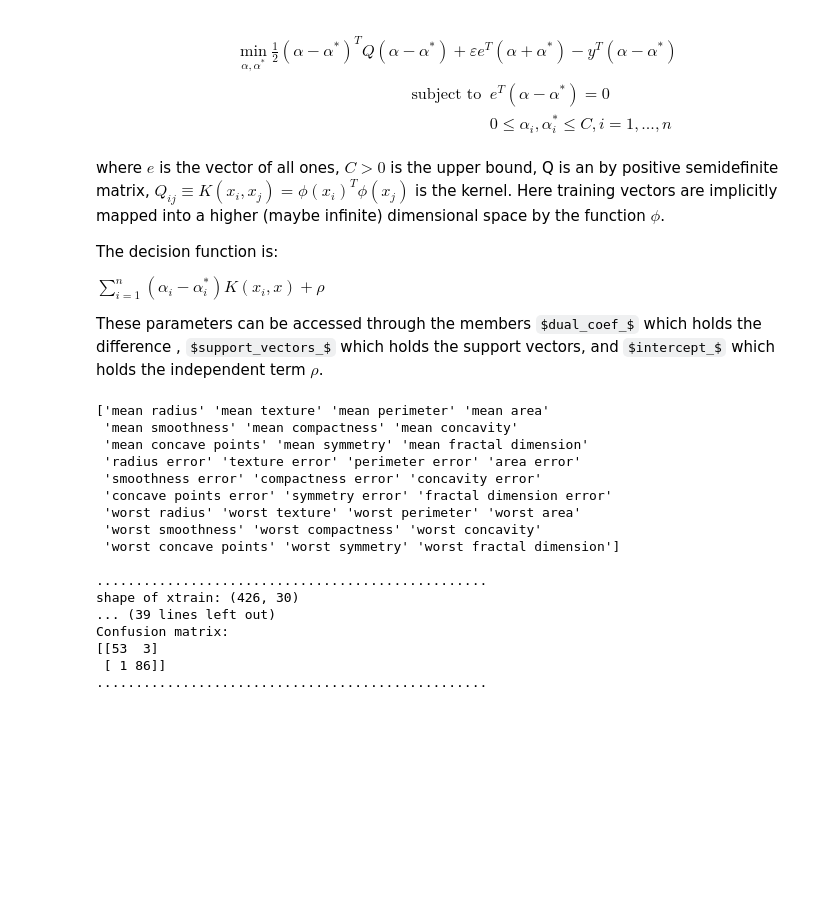
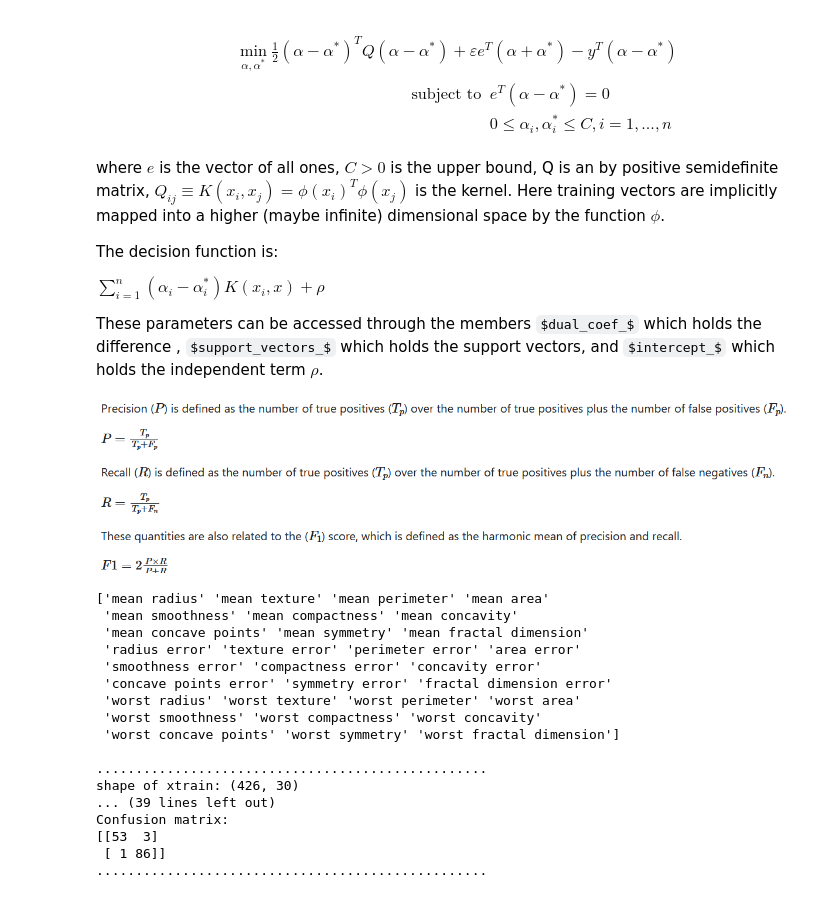
Before and after one commit to gilberto-BE/aifi-bootcamp, a Jupyter notebook: 5. Support Vector Machines.ipynb, the cells around one changed output. Drawn from its saved outputs; the diff is of its cells as text; code cells hidden in the pictures; some formulas as TeX source; blank space fills up the shorter version.

```diff
--- a/5. Support Vector Machines.ipynb
+++ b/5. Support Vector Machines.ipynb
@@ -69,6 +69,10 @@ The decision function is:
 $\sum_{i=1}^n (\alpha_i - \alpha_i^*) K(x_i, x) + \rho$
 
 These parameters can be accessed through the members $dual_coef_$ which holds the difference , $support_vectors_$ which holds the support vectors, and $intercept_$ which holds the independent term $\rho$.
+# %%
+Image(filename="precission-recall.png")
+# %% [output]
+[figure, added]
 # %%
 from sklearn.datasets import load_breast_cancer
 from sklearn.linear_model import LogisticRegression
```
Also changed, not shown: parts of 1 cell of this notebook, 13 other files.
